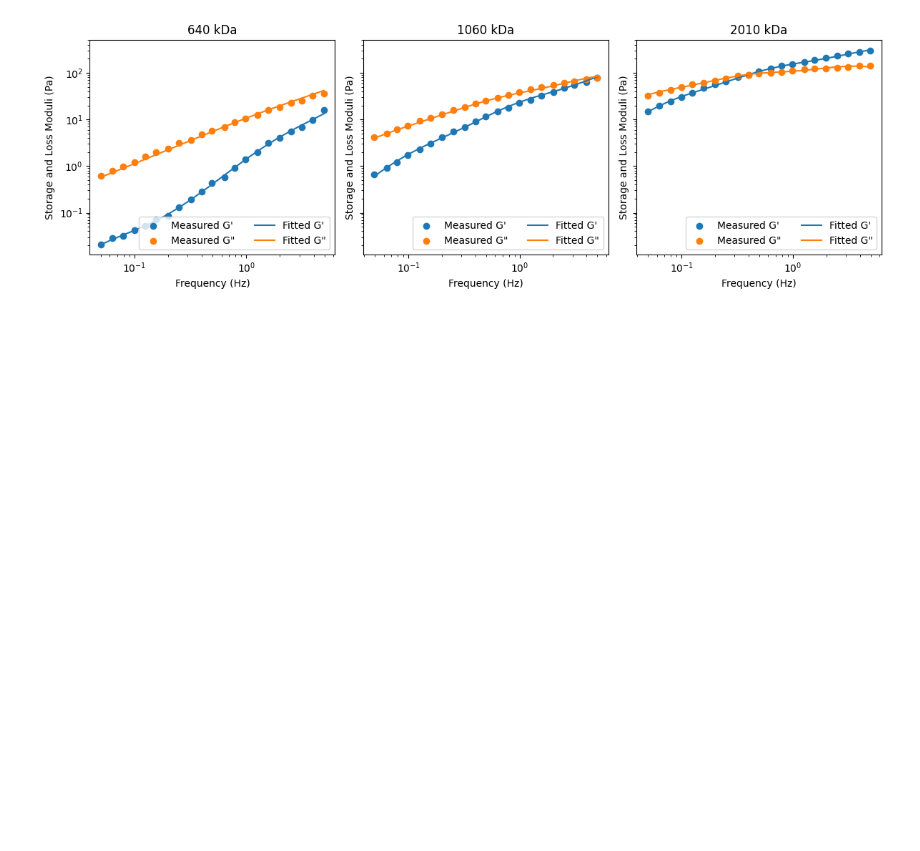
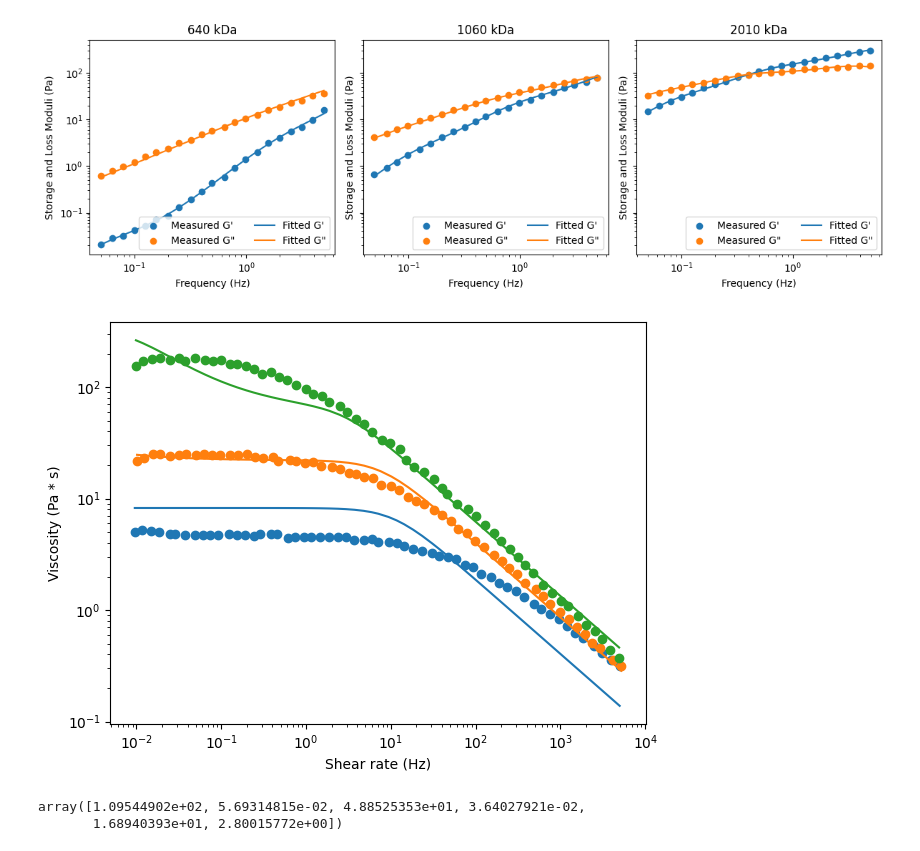
Before and after one commit to apz62/BIEN-514, a Jupyter notebook: Final Project.ipynb, the cells around one changed output. Drawn from its saved outputs; the diff is of its cells as text; code cells hidden in the pictures; blank space fills up the shorter version.

```diff
--- a/Final Project.ipynb
+++ b/Final Project.ipynb
@@ -150,0 +133,25 @@ fig.savefig('saos.svg')
+# %%
+def plot_steady(data, ax):
+    ax.scatter(data['Shear rate'], data['Viscosity'])
+    ax.plot(data['Shear rate'], data['Fit'])
+
+    ax.set_xscale('log')
+    ax.set_yscale('log')
+
+    ax.set_xlabel('Shear rate (Hz)')
+    ax.set_ylabel('Viscosity (Pa * s)')
+# %%
+fig, ax = plt.subplots(1, 1)
+
+plot_steady(steady640, ax)
+plot_steady(steady1060, ax)
+plot_steady(steady2010, ax)
+
+fig.tight_layout()
+# %% [output]
+[figure, added]
+# %%
+steadyfit_1060
+# %% [output]
+array([1.09544902e+02, 5.69314815e-02, 4.88525353e+01, 3.64027921e-02,
+       1.68940393e+01, 2.80015772e+00])
```
Also changed, not shown: parts of 14 cells of this notebook, 3 other files.
